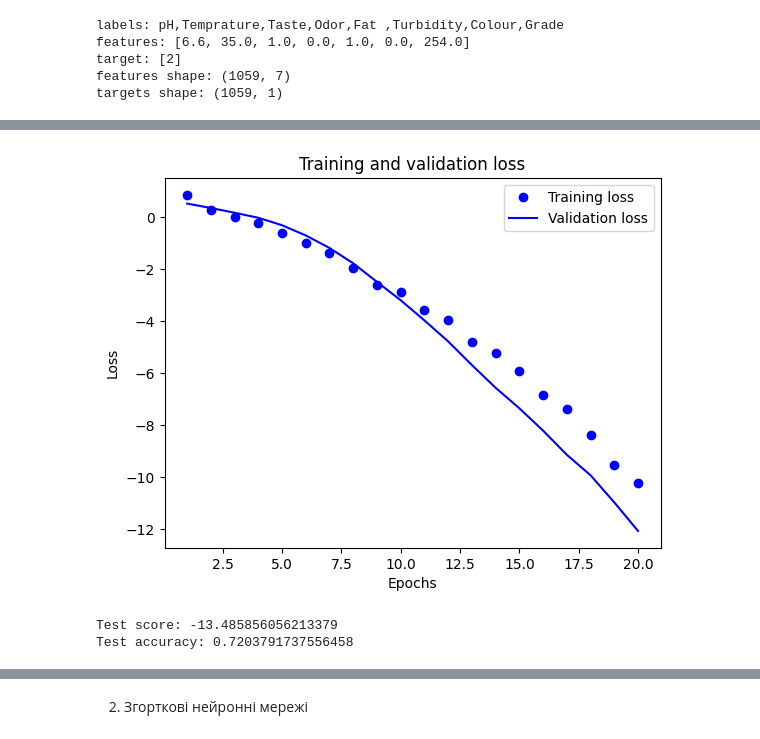
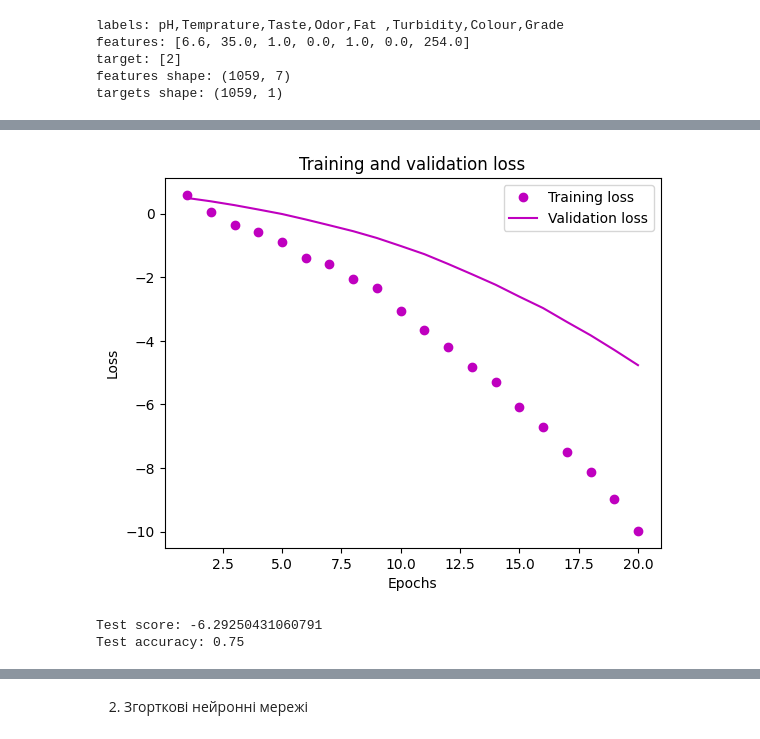
Before and after one commit to maschreider/data-analysis, a Jupyter notebook: lab3.ipynb, the cells around one changed output, grey strips where cells are left out. Cells and saved outputs as stored; diff of their text form; code cells hidden in the pictures.

```diff
--- a/lab3.ipynb
+++ b/lab3.ipynb
@@ -36,26 +41,25 @@ df.head()
 | 4 | 6.6 | 37 | 0 | 0 | 0 | 0 | 255 | 1 |
 # %%
 # from csv to arrays
-
 data = 'milk.csv'
 
-all_features = []
-all_targets = []
+x = []
+y = []
 with open(data) as d:
     for i, line in enumerate(d):
         if i == 0:
             print('labels:', line.strip())
             continue
         fields = line.strip().split(',')
-        all_features.append([float(n) for n in fields[:-1]])
-        all_targets.append([int(fields[-1])])
+        x.append([float(n) for n in fields[:-1]])
+        y.append([int(fields[-1])])
         if i == 1:
-          print(f'features: {all_features[0]}\ntarget: {all_targets[0]}')
+          print(f'features: {x[0]}\ntarget: {y[0]}')
 
-features = np.array(all_features, dtype='float32')
-targets = np.array(all_targets, dtype='uint8')
-print('features shape:', features.shape)
-print('targets shape:', targets.shape)
+x = np.array(x, dtype='float32')
+y = np.array(y, dtype='uint8')
+print('features shape:', x.shape)
+print('targets shape:', y.shape)
 # %% [output]
 labels: pH,Temprature,Taste,Odor,Fat ,Turbidity,Colour,Grade
 features: [6.6, 35.0, 1.0, 0.0, 1.0, 0.0, 254.0]
@@ -64,11 +68,7 @@ features shape: (1059, 7)
 targets shape: (1059, 1)
 # %%
 # train and test
-test_num = int(len(features) * 0.2)
-x_train = features[:-test_num]
-y_train = targets[:-test_num]
-x_test = features[-test_num:]
-y_test = targets[-test_num:]
+x_train, x_test, y_train, y_test = train_test_split(np.array(x), np.array(y), test_size=0.2)
 
 scaler = StandardScaler()
 scaler.fit(x_train)
@@ -77,4 +77,5 @@ x_test = scaler.transform(x_test)
 
 print('train number:', len(x_train))
 print('test number:', len(x_test))
+print('input shape: ', x_train.shape[1])
 # %% [output]
@@ -83,4 +85,5 @@ test number: 211
 # %%
+# built the model
 model =  keras.Sequential()
 
 model.add(layers.Dense(64, activation='relu'))
@@ -93,14 +96,16 @@ model.add(layers.Dropout(0.5))
 
 model.add(layers.Dense(1, activation='sigmoid'))
 
+
 model.compile(optimizer="rmsprop",
               loss="binary_crossentropy",
               metrics=["accuracy"])
 
+# train the model
 history = model.fit(x_train,
                     y_train,
                     epochs=20,
-                    batch_size=32,
+                    batch_size=64,
                     validation_split=0.2,
                     shuffle = True,
                     verbose = 2)
@@ -145,21 +150,21 @@ None
 # %%
 history_dict = history.history
 loss_values = history_dict["loss"]
 val_loss_values = history_dict["val_loss"]
 epochs = range(1, len(loss_values) + 1)
-plt.plot(epochs, loss_values, "bo", label="Training loss")
-plt.plot(epochs, val_loss_values, "b", label="Validation loss")
+plt.plot(epochs, loss_values, "bo", label="Training loss", color = 'm')
+plt.plot(epochs, val_loss_values, "b", label="Validation loss", color = 'm')
 plt.title("Training and validation loss")
 plt.xlabel("Epochs")
 plt.ylabel("Loss")
 plt.legend()
 plt.show()
 # %% [output]
-[figure, old version]
+[figure, new version]
 # %%
 score = model.evaluate(x_test, y_test, verbose=0)
 print('Test score:', score[0])
 print('Test accuracy:', score[1])
 # %% [output]
-Test score: -13.485856056213379
-Test accuracy: 0.7203791737556458
+Test score: -6.29250431060791
+Test accuracy: 0.75
```
Also changed, not shown: parts of 20 cells of this notebook.
